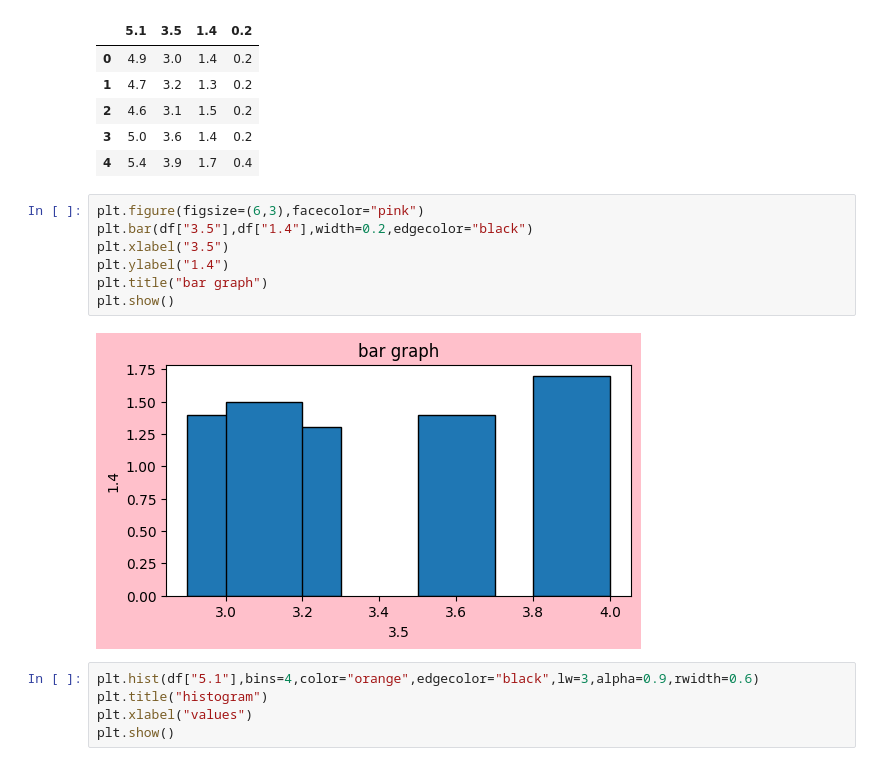
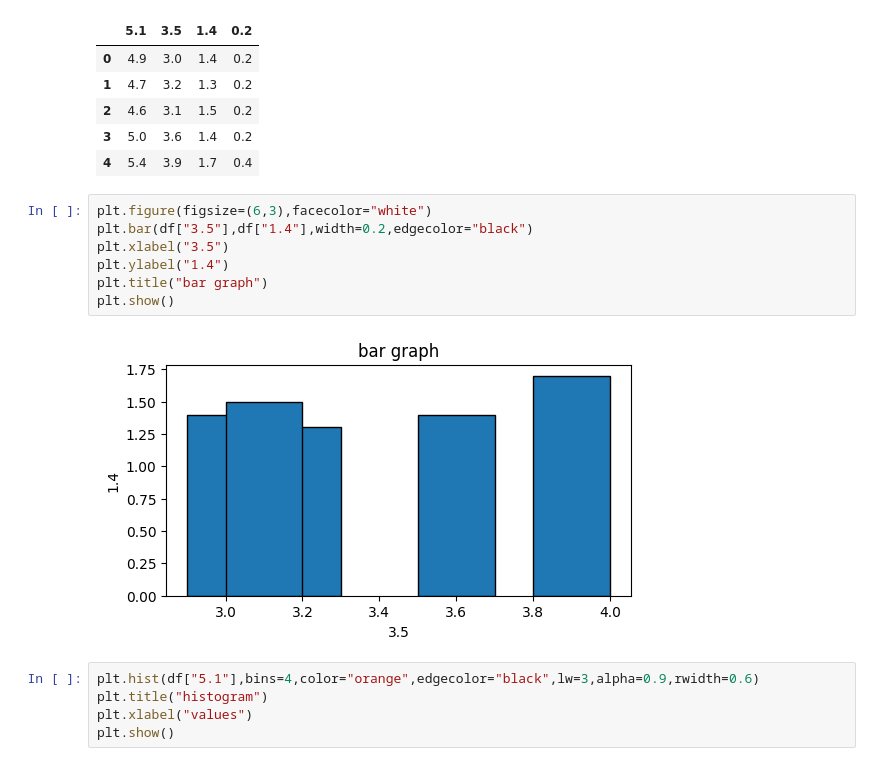
Before and after one commit to kaithatejasri/datascience, a Jupyter notebook: irisdataset.ipynb, the cells around one changed output. Cells and saved outputs as stored; diff of their text form.

```diff
--- a/irisdataset.ipynb
+++ b/irisdataset.ipynb
@@ -174,14 +177,14 @@ df
 | 3 | 5.0 | 3.6 | 1.4 | 0.2 |
 | 4 | 5.4 | 3.9 | 1.7 | 0.4 |
 # %%
-plt.figure(figsize=(6,3),facecolor="pink")
+plt.figure(figsize=(6,3),facecolor="white")
 plt.bar(df["3.5"],df["1.4"],width=0.2,edgecolor="black")
 plt.xlabel("3.5")
 plt.ylabel("1.4")
 plt.title("bar graph")
 plt.show()
 # %% [output]
-[figure, old version]
+[figure, new version]
 # %%
 plt.hist(df["5.1"],bins=4,color="orange",edgecolor="black",lw=3,alpha=0.9,rwidth=0.6)
 plt.title("histogram")
```
Also changed, not shown: parts of 2 cells of this notebook, 1 other file.
